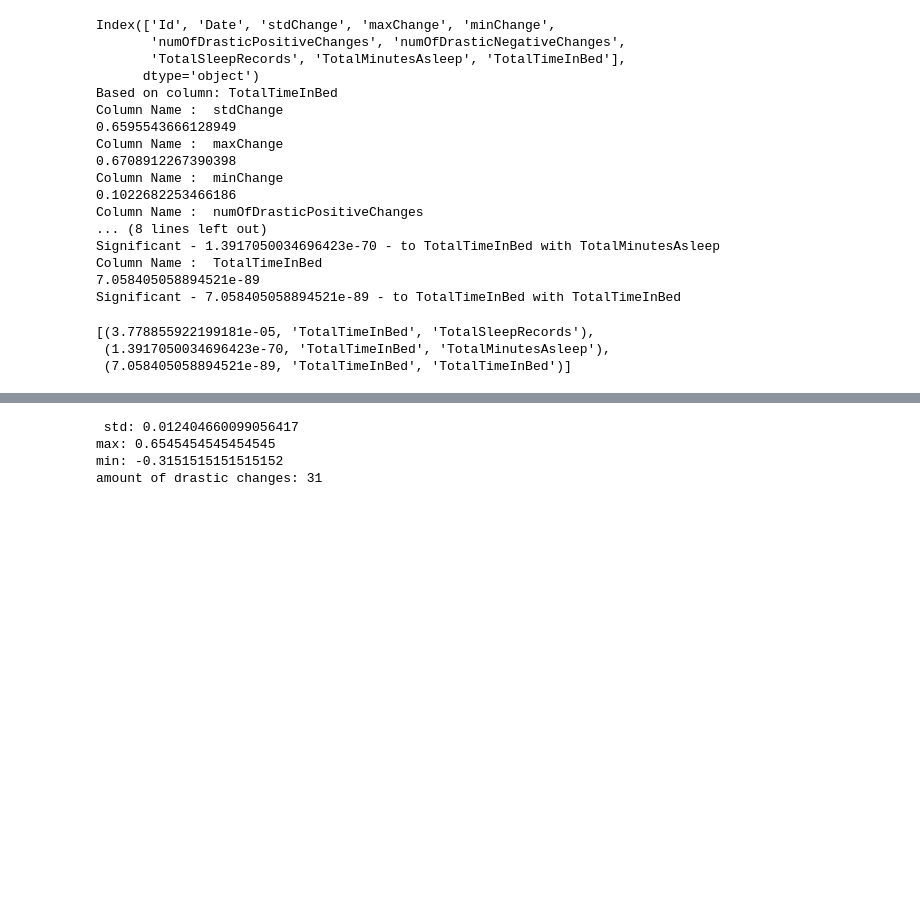
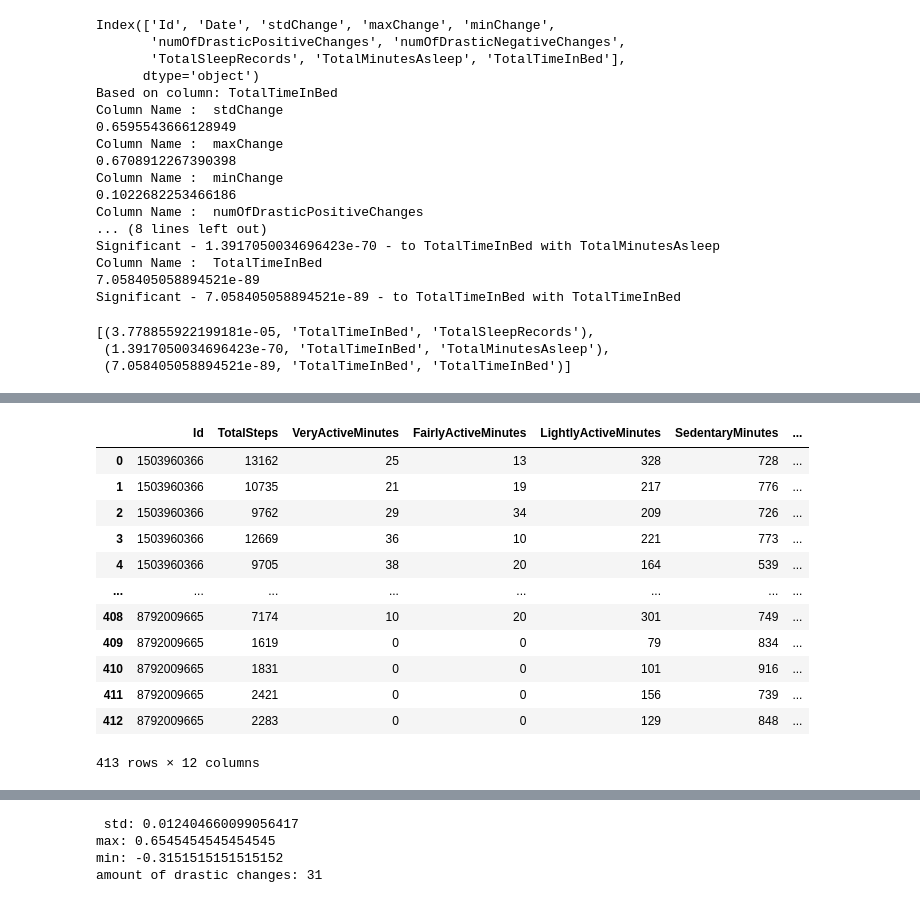
Before and after one commit to idangrady/DataAnalysisCourse, a Jupyter notebook: Idan/DataPre.ipynb, the cells around one changed output, grey strips where cells are left out. Cells and saved outputs as stored; diff of their text form; code cells hidden in the pictures; blank space fills up the shorter version.

```diff
--- a/Idan/DataPre.ipynb
+++ b/Idan/DataPre.ipynb
@@ -719,0 +811,18 @@ Text(0.5, 1.0, 'Radical Heart Rate Changes to Sleep Quality Corr')
+# %%
+
+meged_active_sleep  = active_df.merge(sleep, left_on=["Id","ActivityDate" ], right_on=["Id", "Day"]).drop(columns = ['ActivityDate'])
+meged_active_sleep
+# %% [output]
+|  | Id | TotalSteps | VeryActiveMinutes | FairlyActiveMinutes | LightlyActiveMinutes | SedentaryMinutes | ... |
+| 0 | 1503960366 | 13162 | 25 | 13 | 328 | 728 | ... |
+| 1 | 1503960366 | 10735 | 21 | 19 | 217 | 776 | ... |
+| 2 | 1503960366 | 9762 | 29 | 34 | 209 | 726 | ... |
+| 3 | 1503960366 | 12669 | 36 | 10 | 221 | 773 | ... |
+| 4 | 1503960366 | 9705 | 38 | 20 | 164 | 539 | ... |
+| ... | ... | ... | ... | ... | ... | ... | ... |
+| 408 | 8792009665 | 7174 | 10 | 20 | 301 | 749 | ... |
+| 409 | 8792009665 | 1619 | 0 | 0 | 79 | 834 | ... |
+| 410 | 8792009665 | 1831 | 0 | 0 | 101 | 916 | ... |
+| 411 | 8792009665 | 2421 | 0 | 0 | 156 | 739 | ... |
+| 412 | 8792009665 | 2283 | 0 | 0 | 129 | 848 | ... |
+413 rows × 12 columns
```
Also changed, not shown: parts of 16 cells of this notebook.
